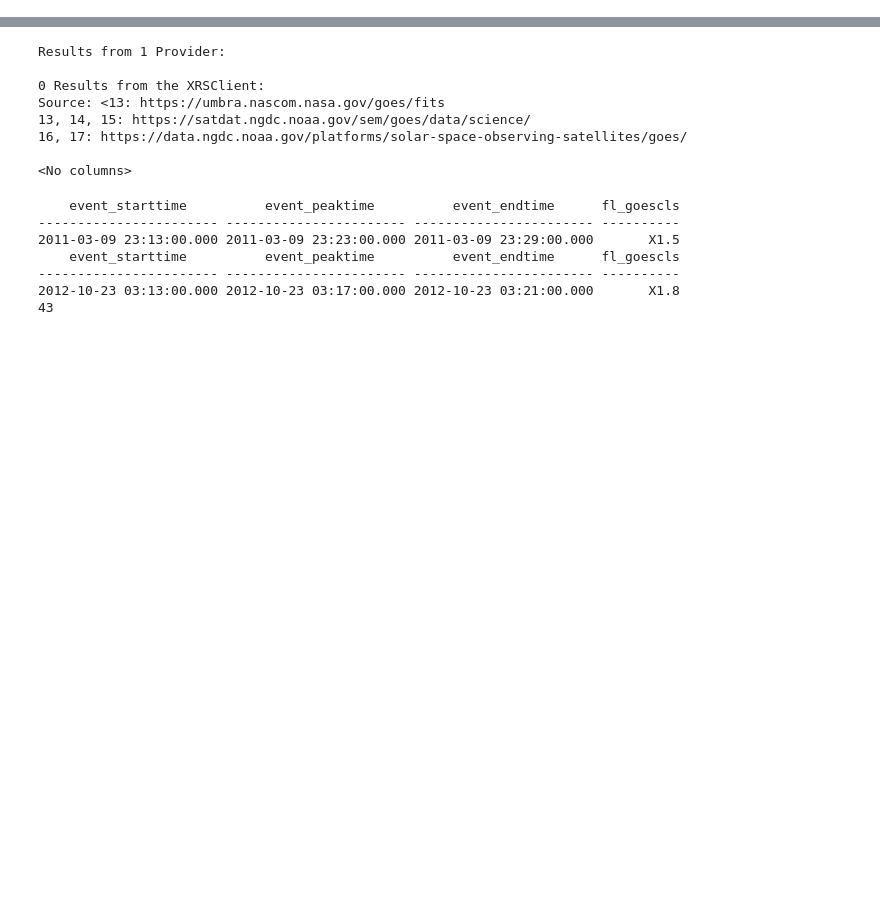
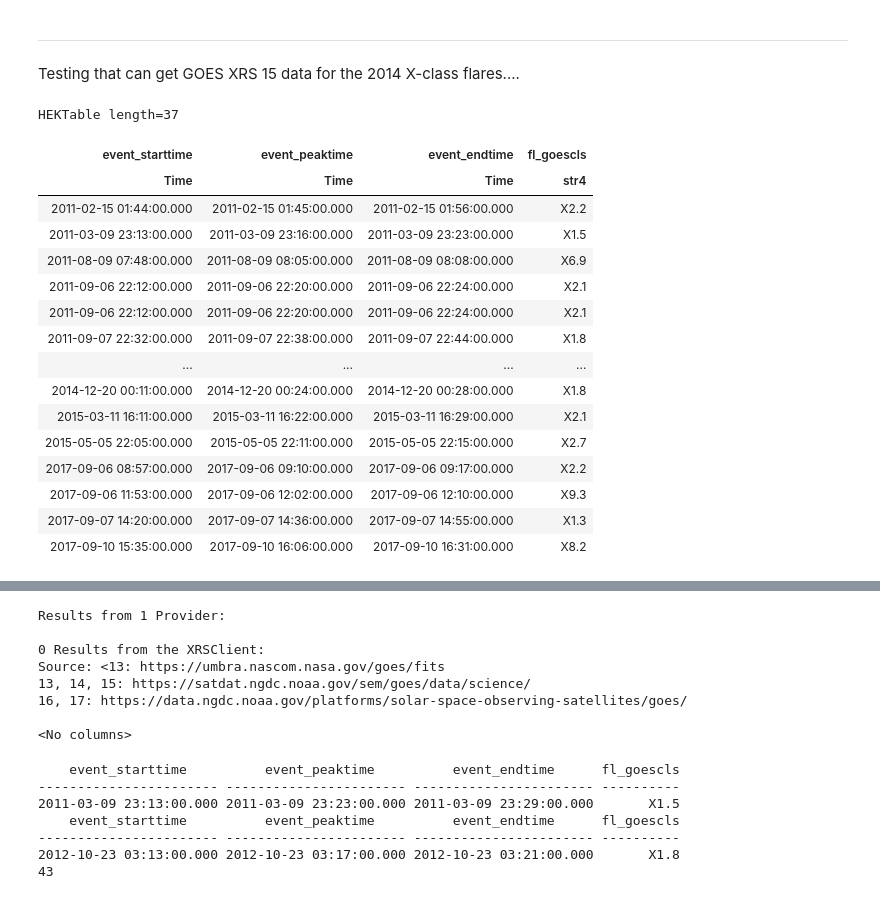
Before and after one commit to ianan/xrs_example, a Jupyter notebook: more_hek_xrs.ipynb, the cells around one changed output, grey strips where cells are left out. Drawn from its saved outputs; the diff is of its cells as text; code cells hidden in the pictures; blank space fills up the shorter version.

```diff
--- a/more_hek_xrs.ipynb
+++ b/more_hek_xrs.ipynb
@@ -0,0 +17,3 @@
+# %% [markdown]
+---
+Testing that can get GOES XRS 15 data for the 2014 X-class flares....
@@ -0,0 +29,20 @@
+# %%
+shrt_res
+# %% [output]
+HEKTable length=37
+| event_starttime | event_peaktime | event_endtime | fl_goescls |
+| Time | Time | Time | str4 |
+| 2011-02-15 01:44:00.000 | 2011-02-15 01:45:00.000 | 2011-02-15 01:56:00.000 | X2.2 |
+| 2011-03-09 23:13:00.000 | 2011-03-09 23:16:00.000 | 2011-03-09 23:23:00.000 | X1.5 |
+| 2011-08-09 07:48:00.000 | 2011-08-09 08:05:00.000 | 2011-08-09 08:08:00.000 | X6.9 |
+| 2011-09-06 22:12:00.000 | 2011-09-06 22:20:00.000 | 2011-09-06 22:24:00.000 | X2.1 |
+| 2011-09-06 22:12:00.000 | 2011-09-06 22:20:00.000 | 2011-09-06 22:24:00.000 | X2.1 |
+| 2011-09-07 22:32:00.000 | 2011-09-07 22:38:00.000 | 2011-09-07 22:44:00.000 | X1.8 |
+| ... | ... | ... | ... |
+| 2014-12-20 00:11:00.000 | 2014-12-20 00:24:00.000 | 2014-12-20 00:28:00.000 | X1.8 |
+| 2015-03-11 16:11:00.000 | 2015-03-11 16:22:00.000 | 2015-03-11 16:29:00.000 | X2.1 |
+| 2015-05-05 22:05:00.000 | 2015-05-05 22:11:00.000 | 2015-05-05 22:15:00.000 | X2.7 |
+| 2017-09-06 08:57:00.000 | 2017-09-06 09:10:00.000 | 2017-09-06 09:17:00.000 | X2.2 |
+| 2017-09-06 11:53:00.000 | 2017-09-06 12:02:00.000 | 2017-09-06 12:10:00.000 | X9.3 |
+| 2017-09-07 14:20:00.000 | 2017-09-07 14:36:00.000 | 2017-09-07 14:55:00.000 | X1.3 |
+| 2017-09-10 15:35:00.000 | 2017-09-10 16:06:00.000 | 2017-09-10 16:31:00.000 | X8.2 |
```
Also changed, not shown: parts of 10 cells of this notebook.
